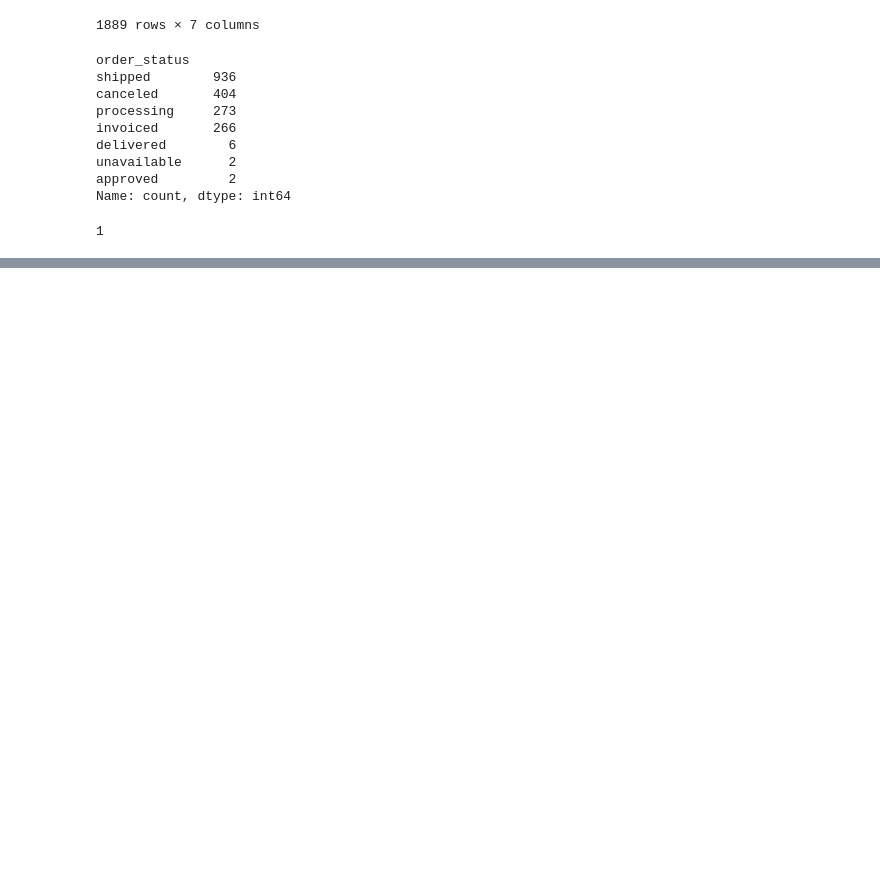
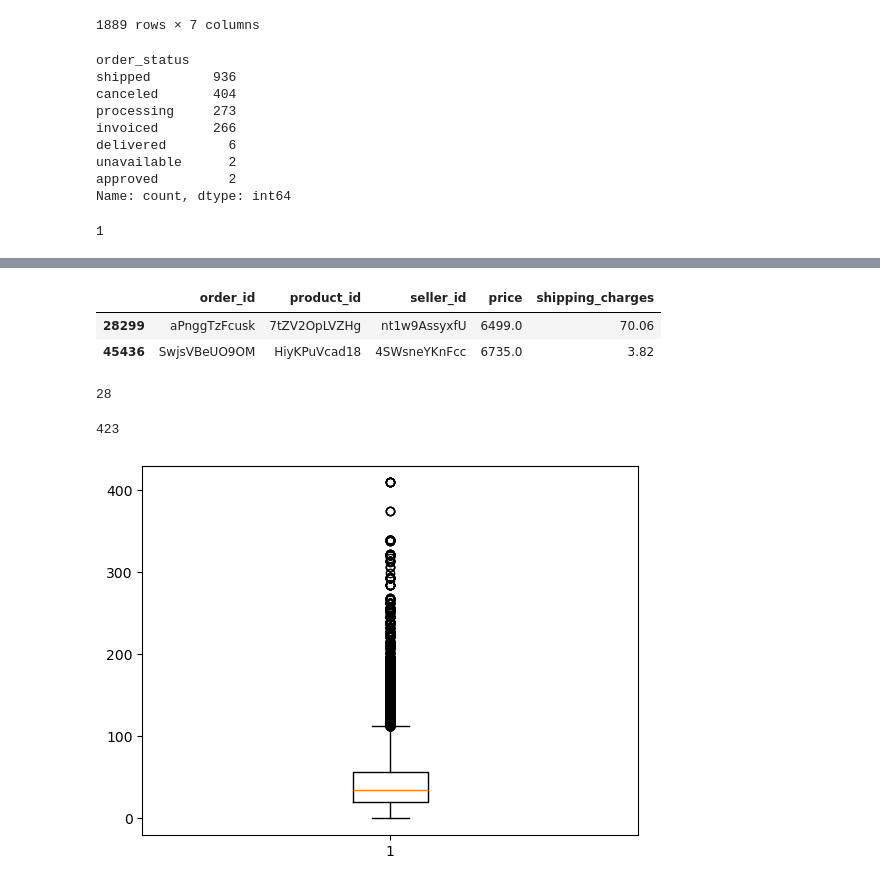
Before and after one commit to JatinY459/ecommerce-data-analysis, a Jupyter notebook: notebooks/01_data_overview.ipynb, the cells around one changed output, grey strips where cells are left out. Saved outputs shown, nothing was run; the diff lists cells and outputs as text; code cells hidden in the pictures; blank space fills up the shorter version.

```diff
--- a/notebooks/01_data_overview.ipynb
+++ b/notebooks/01_data_overview.ipynb
@@ -307,0 +380,20 @@ change this data from previousfile & remove this line leaving an empty line here
+# %%
+order_items[order_items['price'] > 5000]
+# %% [output]
+|  | order_id | product_id | seller_id | price | shipping_charges |
+| 28299 | aPnggTzFcusk | 7tZV2OpLVZHg | nt1w9AssyxfU | 6499.0 | 70.06 |
+| 45436 | SwjsVBeUO9OM | HiyKPuVcad18 | 4SWsneYKnFcc | 6735.0 | 3.82 |
+# %%
+len(order_items[order_items['price'] > 4500])
+# %% [output]
+28
+# %%
+len(order_items[order_items['price'] > 4000])
+# %% [output]
+423
+# %%
+# remove plots as it belongs to cleaning & exporation part
+plt.boxplot(order_items['shipping_charges'])
+plt.show()
+# %% [output]
+[figure, added]
```
Also changed, not shown: parts of 29 cells of this notebook.
